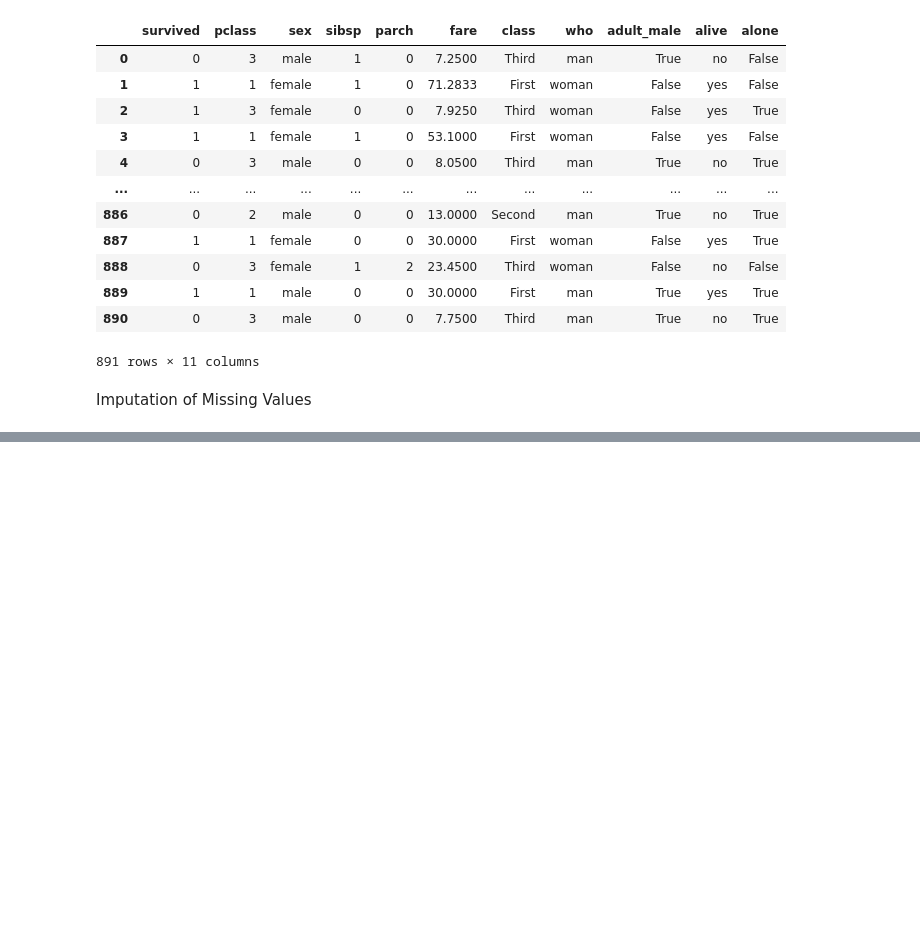
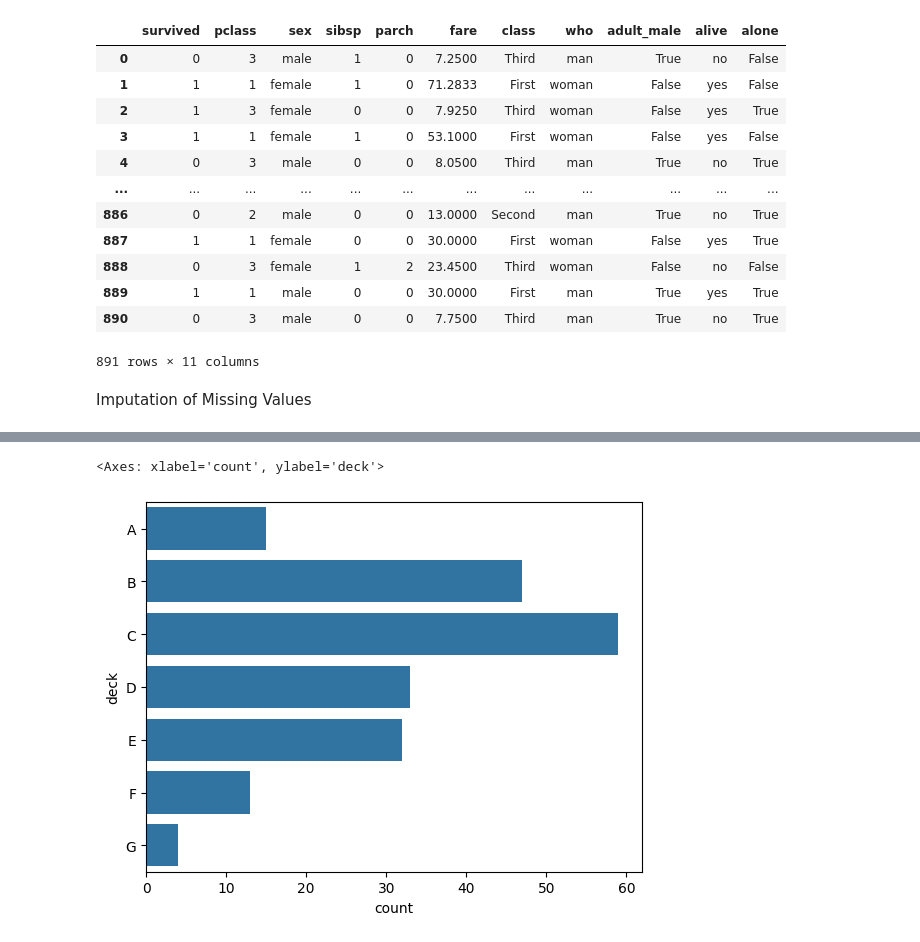
Before and after one commit to wasif-h/Data-Analytics-Odyssey, a Jupyter notebook: Feature_Engineering/main_fe.ipynb, the cells around one changed output, grey strips where cells are left out. Drawn from its saved outputs; the diff is of its cells as text; code cells hidden in the pictures; blank space fills up the shorter version.

```diff
--- a/Feature_Engineering/main_fe.ipynb
+++ b/Feature_Engineering/main_fe.ipynb
@@ -98,0 +104,3 @@ Imputation of Missing Values
+# %%
+df['age_mean'] = df['age'].fillna(df['age'].mean())
+# if there are outliers or right or left skewed distribution, we would use median
@@ -98,0 +121,5 @@ Imputation of Missing Values
+# %%
+sns.countplot(df['deck'])
+# %% [output]
+<Axes: xlabel='count', ylabel='deck'>
+[figure, added]
```
Also changed, not shown: parts of 9 cells of this notebook.
